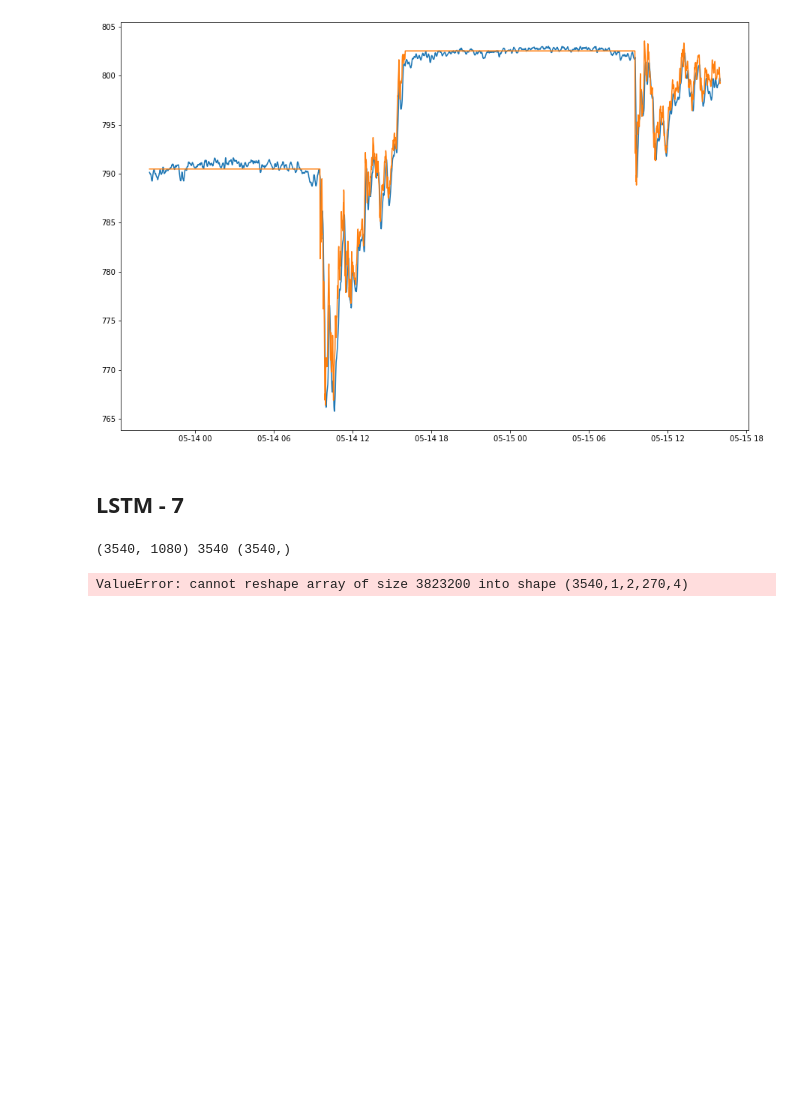
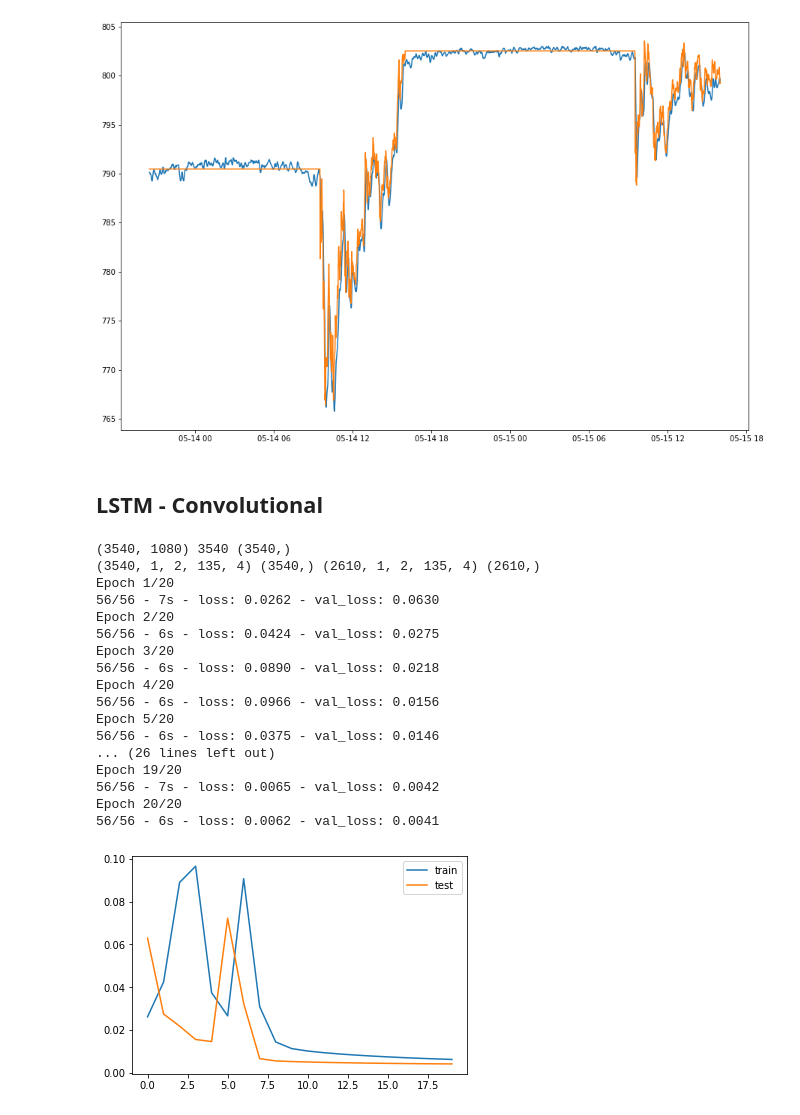
Before and after one commit to slucasmyer/TSLA-from-Twitter, a Jupyter notebook: Final_Project/TSLA-salvage.ipynb, the cells around one changed output. Saved outputs shown, nothing was run; the diff lists cells and outputs as text; code cells hidden in the pictures; blank space fills up the shorter version.

Commit message:
more convolutional tinkering

```diff
--- a/Final_Project/TSLA-salvage.ipynb
+++ b/Final_Project/TSLA-salvage.ipynb
@@ -1125,12 +1148,12 @@ plt.plot(data.index[-2610:], inv_y)
 [<matplotlib.lines.Line2D at 0x...>]
 [figure]
 # %% [markdown]
-## LSTM - 7
+## LSTM - Convolutional
 # %%
 (3540, 1080) 3540 (3540,)
 (3540, 270, 4) (3540,) (2610, 270, 4) (2610,)
 # %%
-# load dataset
+## load dataset
 values = data.values
 # ensure all data is float
 values = values.astype('float32')
@@ -1144,34 +1167,50 @@ n_features = 4
 reframed = tools.series_to_supervised(scaled, n_hours, 1)
 # drop columns we don't want to predict
 reframed.drop(reframed.columns[[-3,-2,-1]], axis=1, inplace=True)
 
 # split into train and test sets
 values = reframed.values
 n_train_hours = len(data.loc[:'2020-05-13 16:00:00'])
 train = values[:n_train_hours, :]
 test = values[n_train_hours:, :]
 # split into input and outputs
 n_obs = n_hours * n_features
 train_X, train_y = train[:, :-1], train[:, -1]
 test_X, test_y = test[:, :-1], test[:, -1]
 print(train_X.shape, len(train_X), train_y.shape)
 # reshape input to be 3D [samples, timesteps, features]
-train_X = train_X.reshape((train_X.shape[0], n_, 2, n_hours, n_features))
-test_X = test_X.reshape((test_X.shape[0], n_hours, 2, n_hours, n_features))
+train_X = train_X.reshape((train_X.shape[0], 1 ,2, 135, 4))
+test_X = test_X.reshape((test_X.shape[0], 1, 2, 135, 4))
 print(train_X.shape, train_y.shape, test_X.shape, test_y.shape)
 
 # design network
 model = tensorflow.keras.Sequential()
-model.add(tensorflow.keras.layers.ConvLSTM2D(filters=64, kernel_size=(1,2), activation='relu', input_shape=(train_X.shape[1], 1, train_X.shape[1], train_X.shape[2])))
+model.add(tensorflow.keras.layers.ConvLSTM2D(filters=64, kernel_size=(2,135), activation='relu', input_shape=(train_X.shape[1], 2, 135, 4)))
 model.add(tensorflow.keras.layers.Dense(1))
 model.compile(loss='mse', optimizer='adam')
 # fit network
 history = model.fit(train_X, train_y, epochs=20, batch_size=64, validation_data=(test_X, test_y), verbose=2, shuffle=False, workers=4)
 # plot history
 plt.plot(history.history['loss'], label='train')
 plt.plot(history.history['val_loss'], label='test')
 plt.legend()
 plt.show()
 # %% [output]
 (3540, 1080) 3540 (3540,)
+(3540, 1, 2, 135, 4) (3540,) (2610, 1, 2, 135, 4) (2610,)
+Epoch 1/20
+56/56 - 7s - loss: 0.0262 - val_loss: 0.0630
+Epoch 2/20
+56/56 - 6s - loss: 0.0424 - val_loss: 0.0275
+Epoch 3/20
+56/56 - 6s - loss: 0.0890 - val_loss: 0.0218
+Epoch 4/20
+56/56 - 6s - loss: 0.0966 - val_loss: 0.0156
+Epoch 5/20
+56/56 - 6s - loss: 0.0375 - val_loss: 0.0146
+... (26 lines left out)
+Epoch 19/20
+56/56 - 7s - loss: 0.0065 - val_loss: 0.0042
+Epoch 20/20
+56/56 - 6s - loss: 0.0062 - val_loss: 0.0041
-ValueError: cannot reshape array of size 3823200 into shape (3540,1,2,270,4)
+[figure, added]
```
Also changed, not shown: parts of 10 cells of this notebook.
